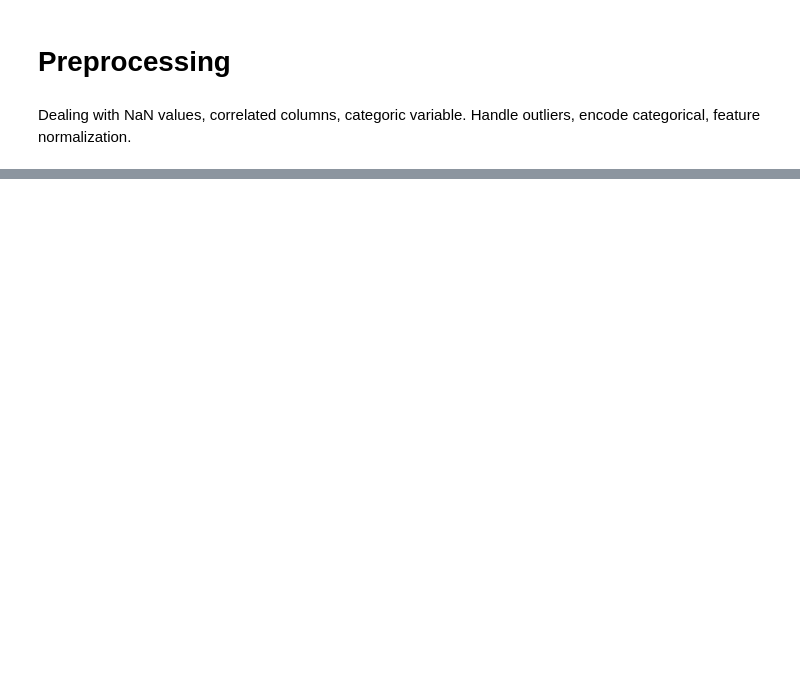
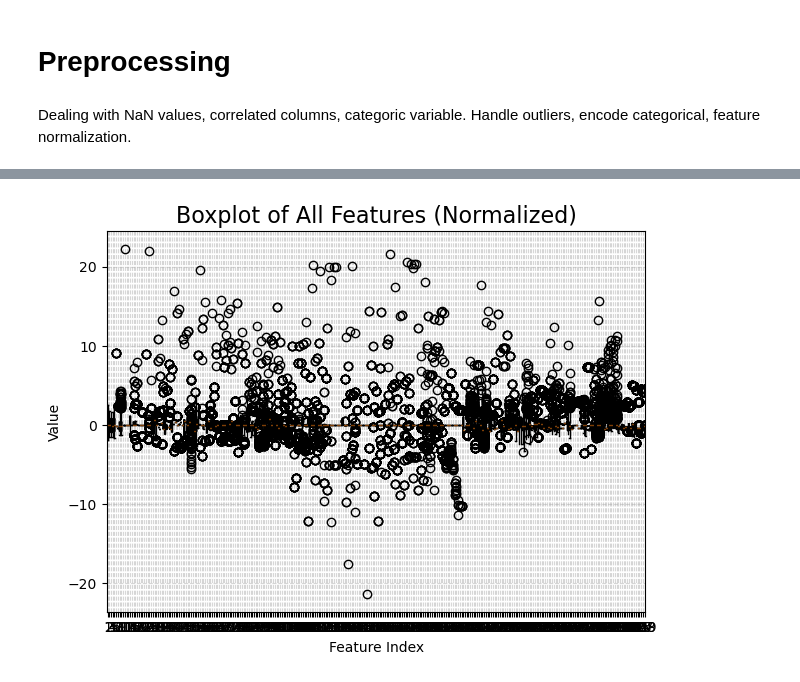
Before and after one commit to nathanmutin/MilaLyon, a Jupyter notebook: run.ipynb, the cells around one changed output, grey strips where cells are left out. Cells and saved outputs as stored; diff of their text form; code cells hidden in the pictures; blank space fills up the shorter version.

```diff
--- a/run.ipynb
+++ b/run.ipynb
@@ -63,0 +67,2 @@ Number of columns without NaNs: 94
+# %%
+x_train_imp, x_test_imp = mean_imputation(x_train, x_test, train_columns)
@@ -63,0 +100,20 @@ Number of columns without NaNs: 94
+# %%
+x_train, x_test = normalize(x_train_imp, x_test_imp)
+# %%
+# Make boxplot with colors
+box = plt.boxplot(x_train, patch_artist=True, notch=True, widths=0.6)
+
+
+
+# Labels
+plt.title("Boxplot of All Features (Normalized)", fontsize=16)
+plt.xlabel("Feature Index")
+plt.ylabel("Value")
+
+# Add grid
+plt.grid(True, linestyle='--', alpha=0.5)
+
+plt.tight_layout()
+plt.show()
+# %% [output]
+[figure, added]
```
Also changed, not shown: parts of 10 cells of this notebook, 1 other file.
